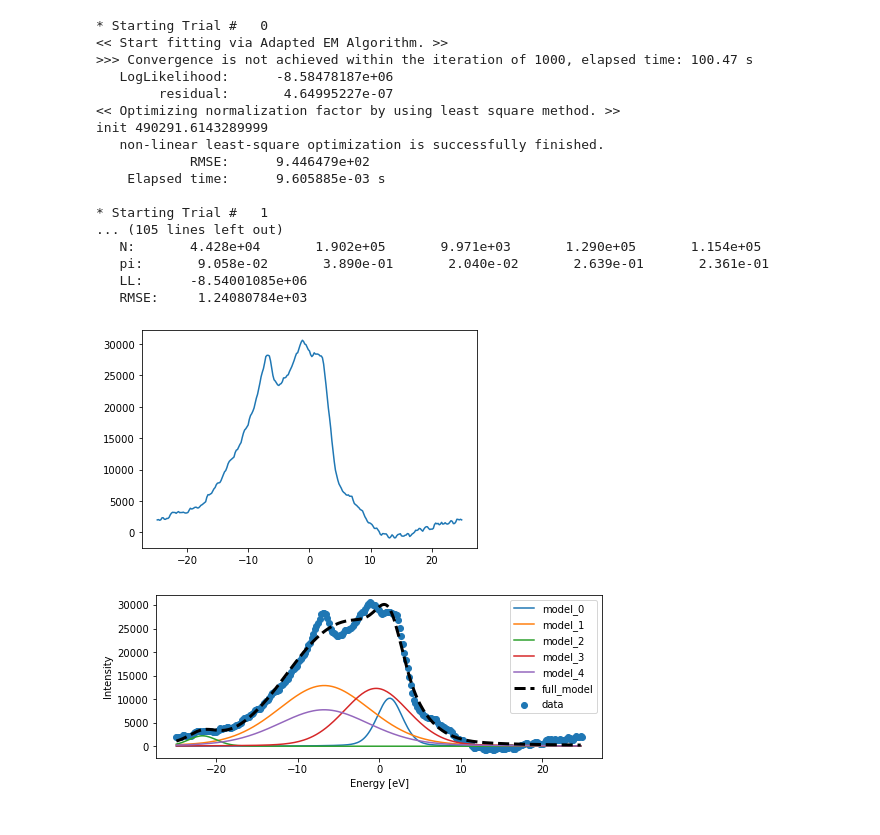
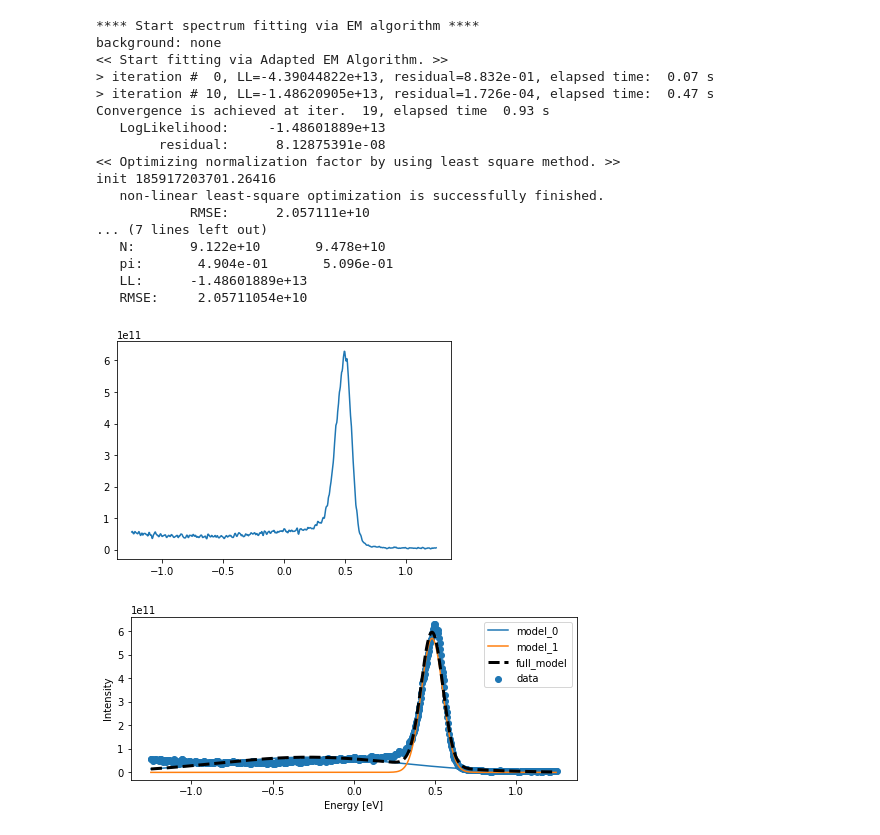
Before and after one commit to yasunobu-ando/EMPeaks, a Jupyter notebook: debug.ipynb, the cells around one changed output. Saved outputs shown, nothing was run; the diff lists cells and outputs as text; code cells hidden in the pictures.

```diff
--- a/debug.ipynb
+++ b/debug.ipynb
@@ -3,42 +3,42 @@
 # %%
 %autoreload 2
 
 from EMPeaks import PseudoVoigtMixture, GaussianMixture, LorentzianMixture, DoniachSunjicMixture
 import numpy as np
 import matplotlib.pyplot as plt
 
-data = np.loadtxt('/Users/yasunobu/Desktop/FT-IR_EMPeaks.txt')
+data = np.loadtxt('/Users/yasunobu/Desktop/GFET0126_25V_C1s.txt')
 x = (data.T[0] - np.average(data.T[0]))/10
 y = (data.T[1] + 0.0002) * 10000000
 
 plt.plot(x, y)
 
-model = PseudoVoigtMixture.PseudoVoigtMixtureModel(K=5)
-#model = LorentzianMixture.LorentzianMixtureModel(K=5)
-#model = DoniachSunjicMixture.DoniachSunjicMixtureModel(K=5)
-#model = GaussianMixture.GaussianMixtureModel(K=5)
+#model = GaussianMixture.GaussianMixtureModel(K=5, background='ramp_sum')
+model = PseudoVoigtMixture.PseudoVoigtMixtureModel(K=2, background='none')
+#model = LorentzianMixture.LorentzianMixtureModel(K=3, background='linear')
+#model = DoniachSunjicMixture.DoniachSunjicMixtureModel(K=2, background='uniform')
 
 #5回の初期パラメータサンプリングのあとに得られた最適なモデルをプロットします。
-#model.fit(x,y,r_eps=1e-7)
-model.sampling(x,y,trial=10, r_eps=1e-7)
+model.fit(x,y,r_eps=1e-7)
+#model.sampling(x,y,r_eps=1e-7)
 model.plot(x,y)
 # %% [output]
-* Starting Trial #   0
+**** Start spectrum fitting via EM algorithm ****
+background: none
 << Start fitting via Adapted EM Algorithm. >>
->>> Convergence is not achieved within the iteration of 1000, elapsed time: 100.47 s
-   LogLikelihood:      -8.58478187e+06
-        residual:       4.64995227e-07
+> iteration #  0, LL=-4.39044822e+13, residual=8.832e-01, elapsed time:  0.07 s
+> iteration # 10, LL=-1.48620905e+13, residual=1.726e-04, elapsed time:  0.47 s
+Convergence is achieved at iter.  19, elapsed time  0.93 s
+   LogLikelihood:     -1.48601889e+13
+        residual:      8.12875391e-08
 << Optimizing normalization factor by using least square method. >>
-init 490291.6143289999
+init 185917203701.26416
    non-linear least-square optimization is successfully finished.
-            RMSE:      9.446479e+02
-    Elapsed time:      9.605885e-03 s
-
-* Starting Trial #   1
-... (105 lines left out)
-   N:       4.428e+04       1.902e+05       9.971e+03       1.290e+05       1.154e+05
-   pi:       9.058e-02       3.890e-01       2.040e-02       2.639e-01       2.361e-01
-   LL:      -8.54001085e+06
-   RMSE:     1.24080784e+03
+            RMSE:      2.057111e+10
+... (7 lines left out)
+   N:       9.122e+10       9.478e+10
+   pi:       4.904e-01       5.096e-01
+   LL:      -1.48601889e+13
+   RMSE:     2.05711054e+10
-[figure, old version]
+[figure, new version]
-[figure, old version]
+[figure, new version]
```
Also changed, not shown: 7 other files.
